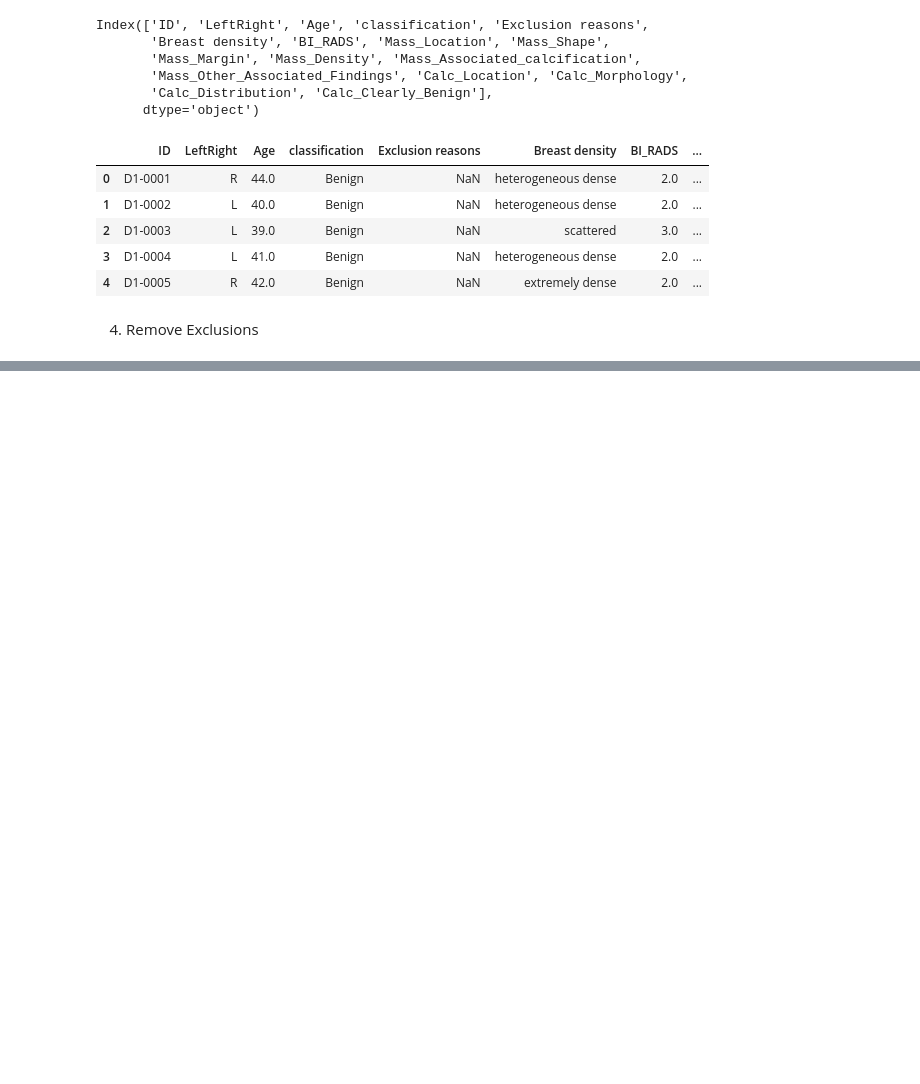
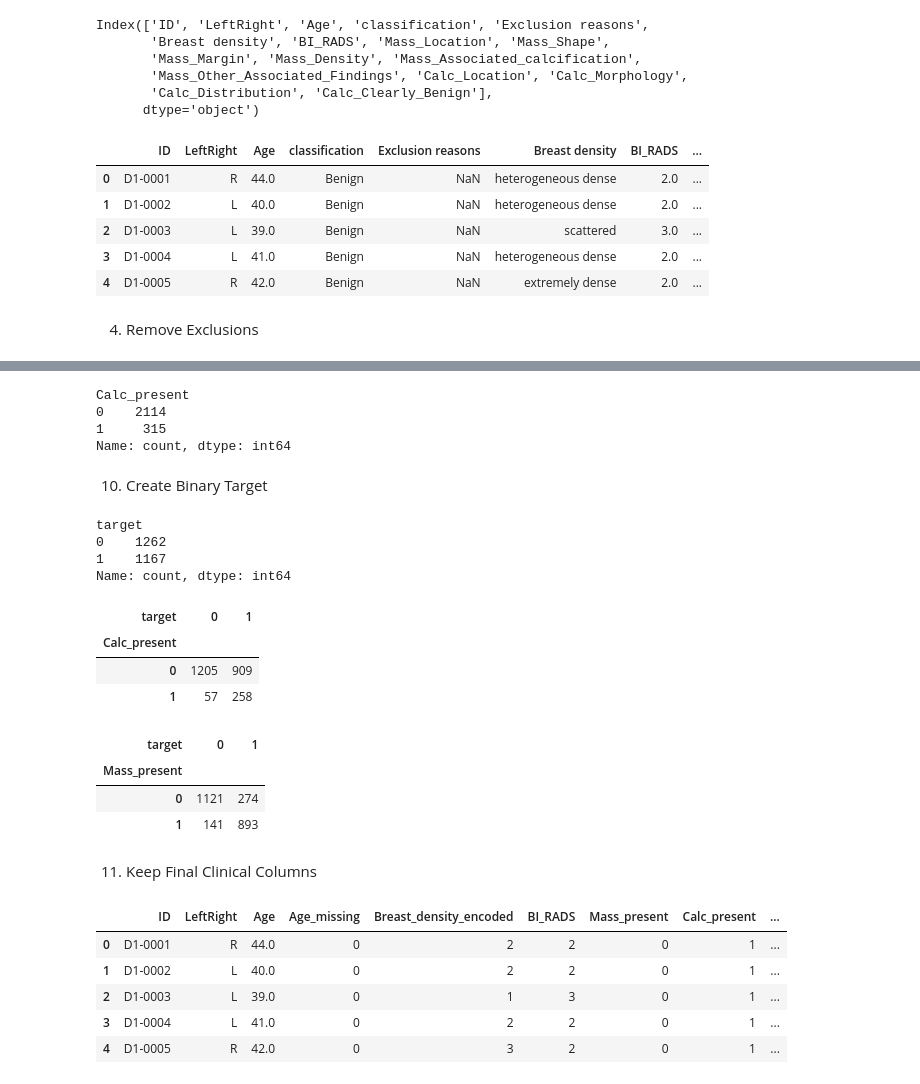
Before and after one commit to rajaad725/Hybrid_AI_Breast_Cancer_Detection, a Jupyter notebook: 03_Notebooks/01_Clinical_Cleaning.ipynb, the cells around one changed output, grey strips where cells are left out. Saved outputs shown, nothing was run; the diff lists cells and outputs as text; code cells hidden in the pictures; blank space fills up the shorter version.

```diff
--- a/03_Notebooks/01_Clinical_Cleaning.ipynb
+++ b/03_Notebooks/01_Clinical_Cleaning.ipynb
@@ -114,0 +161,6 @@ Index(['ID', 'LeftRight', 'Age', 'classification', 'Exclusion reasons',
+# %%
+# Drop rows with missing BI-RADS
+df = df.dropna(subset=["BI_RADS"])
+df["BI_RADS"] = df["BI_RADS"].astype(int)
+
+print(df["BI_RADS"].dtype)
@@ -114,0 +212,73 @@ Index(['ID', 'LeftRight', 'Age', 'classification', 'Exclusion reasons',
+# %%
+calc_cols = [
+    "Calc_Location",
+    "Calc_Morphology",
+    "Calc_Distribution",
+    "Calc_Clearly_Benign"
+]
+
+df["Calc_present"] = df[calc_cols].notna().any(axis=1).astype(int)
+
+print(df["Calc_present"].value_counts())
+# %% [output]
+Calc_present
+0    2114
+1     315
+Name: count, dtype: int64
+# %% [markdown]
+10. Create Binary Target
+# %%
+df["classification"] = (
+    df["classification"]
+    .str.lower()
+    .str.strip()
+)
+
+df["target"] = df["classification"].map({
+    "malignant": 1,
+    "benign": 0,
+    "normal": 0
+})
+print(df["target"].value_counts())
+# %% [output]
+target
+0    1262
+1    1167
+Name: count, dtype: int64
+# %%
+pd.crosstab(df["Calc_present"], df["target"])
+# %% [output]
+| target | 0 | 1 |
+| Calc_present |  |  |
+| 0 | 1205 | 909 |
+| 1 | 57 | 258 |
+# %%
+pd.crosstab(df["Mass_present"], df["target"])
+# %% [output]
+| target | 0 | 1 |
+| Mass_present |  |  |
+| 0 | 1121 | 274 |
+| 1 | 141 | 893 |
+# %% [markdown]
+11. Keep Final Clinical Columns
+# %%
+clinical_final = df[[
+    "ID" ,
+    "LeftRight" ,
+    "Age",
+    "Age_missing",
+    "Breast_density_encoded",
+    "BI_RADS",
+    "Mass_present",
+    "Calc_present",
+    "target"
+]].copy()
+
+clinical_final.head()
+# %% [output]
+|  | ID | LeftRight | Age | Age_missing | Breast_density_encoded | BI_RADS | Mass_present | Calc_present | ... |
+| 0 | D1-0001 | R | 44.0 | 0 | 2 | 2 | 0 | 1 | ... |
+| 1 | D1-0002 | L | 40.0 | 0 | 2 | 2 | 0 | 1 | ... |
+| 2 | D1-0003 | L | 39.0 | 0 | 1 | 3 | 0 | 1 | ... |
+| 3 | D1-0004 | L | 41.0 | 0 | 2 | 2 | 0 | 1 | ... |
+| 4 | D1-0005 | R | 42.0 | 0 | 3 | 2 | 0 | 1 | ... |
```
Also changed, not shown: parts of 14 cells of this notebook, 3 other files.
